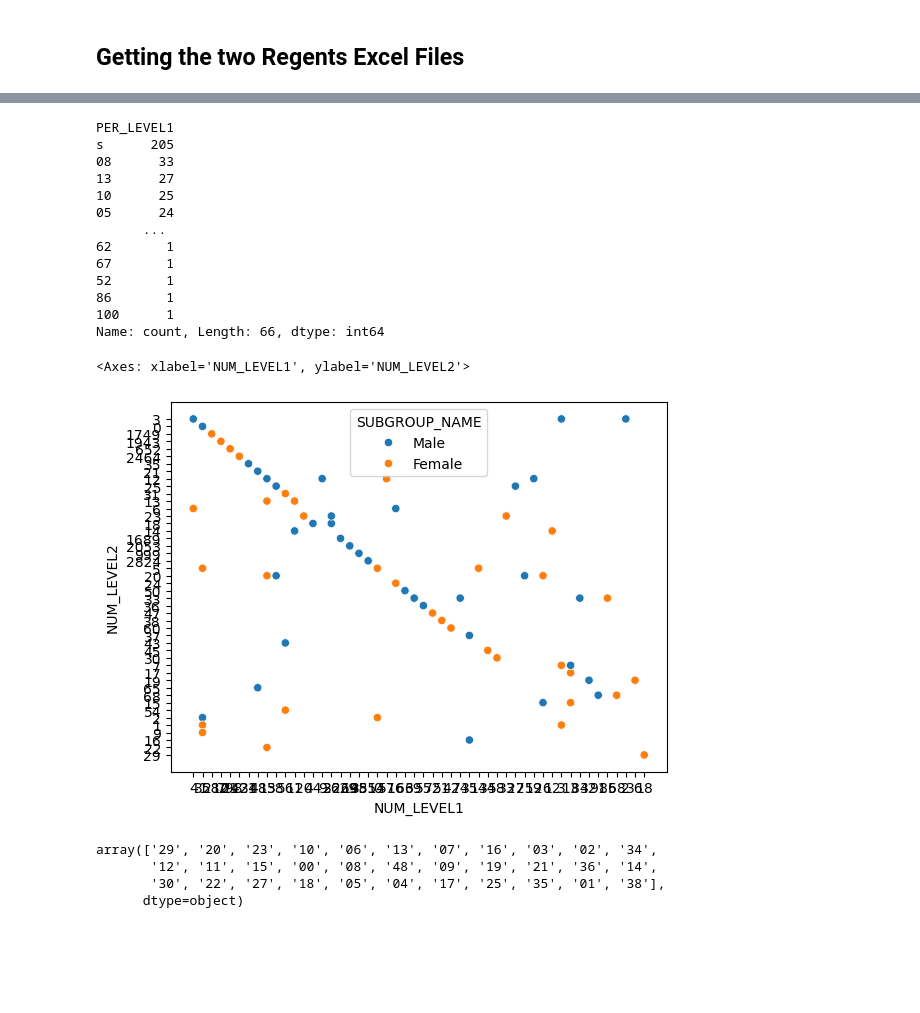
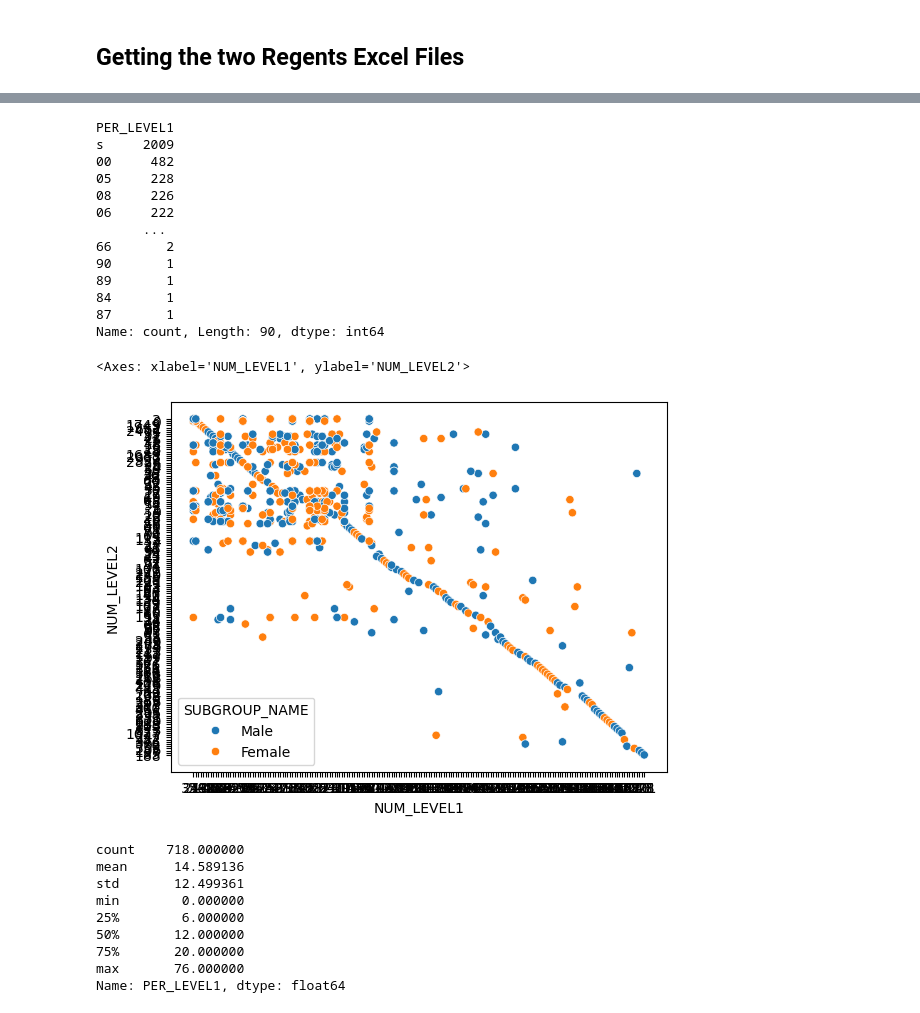
Before and after one commit to Finer-Things/2023_Erdos_Institute_Bootcamp_Education, a Jupyter notebook: EDA/Initial Plots.ipynb, the cells around one changed output, grey strips where cells are left out. Saved outputs shown, nothing was run; the diff lists cells and outputs as text; code cells hidden in the pictures; blank space fills up the shorter version.

Commit message:
Fixed Initial Plots Scatter Example
The column names were wrong. That's fixed now.

```diff
--- a/EDA/Initial Plots.ipynb
+++ b/EDA/Initial Plots.ipynb
@@ -7,4 +7,4 @@ import numpy as np
 # %% [markdown]
 ## Getting the two Regents Excel Files
 # %%
-are_df = pd.read_excel("../Data/SRC2022/Annual Regents Exams.xlsx", nrows=2000)
+are_df = pd.read_csv("../Data/SRC2022/Annual Regents Exams Toy Example.csv")
@@ -22,32 +12,39 @@ are_df.head()
 are_df["PER_LEVEL1"].value_counts()
 # %% [output]
 PER_LEVEL1
-s      205
-08      33
-13      27
-10      25
-05      24
+s     2009
+00     482
+05     228
+08     226
+06     222
       ...
-62       1
-67       1
-52       1
-86       1
-100      1
-Name: count, Length: 66, dtype: int64
+66       2
+90       1
+89       1
+84       1
+87       1
+Name: count, Length: 90, dtype: int64
 # %%
 df = are_df[are_df["YEAR"] == 2021]
 # df = df[are_df["SUBGROUP_NAME"].isin(["Male", "Female"])].dropna(subset=["PER_LEVEL1", "PER_LEVEL2"])
-df = df[pd.to_numeric(df['PER_LEVEL1'], errors='coerce').notnull()][pd.to_numeric(df['PER_LEVEL2'], errors='coerce').notnull()][are_df["SUBGROUP_NAME"].isin(["Male", "Female"])].dropna(subset=["PER_LEVEL1", "PER_LEVEL2"])
+df = df[pd.to_numeric(df['PER_LEVEL1'], errors='coerce').notnull()][pd.to_numeric(df['PER_LEVEL2'], errors='coerce').notnull()][are_df["SUBGROUP_NAME"].isin(["Male", "Female"])]
 
+for column in ['PER_LEVEL1', 'PER_LEVEL2']:
+    df[column] = df[column].astype("int64")
 
-sns.scatterplot(data=df, x="NUM_LEVEL1", y="NUM_LEVEL2", hue="SUBGROUP_NAME")
+sns.scatterplot(data=df, x="NUM_LEVEL1", y="NUM_LEVEL2", hue="SUBGROUP_NAME", )
 # %% [output]
 <Axes: xlabel='NUM_LEVEL1', ylabel='NUM_LEVEL2'>
-[figure, old version]
+[figure, new version]
 # %%
-df["PER_LEVEL1"].unique()
+df["PER_LEVEL1"].describe()
 # %% [output]
-array(['29', '20', '23', '10', '06', '13', '07', '16', '03', '02', '34',
-       '12', '11', '15', '00', '08', '48', '09', '19', '21', '36', '14',
-       '30', '22', '27', '18', '05', '04', '17', '25', '35', '01', '38'],
-      dtype=object)
+count    718.000000
+mean      14.589136
+std       12.499361
+min        0.000000
+25%        6.000000
+50%       12.000000
+75%       20.000000
+max       76.000000
+Name: PER_LEVEL1, dtype: float64
```
Also changed, not shown: parts of 2 cells of this notebook.
